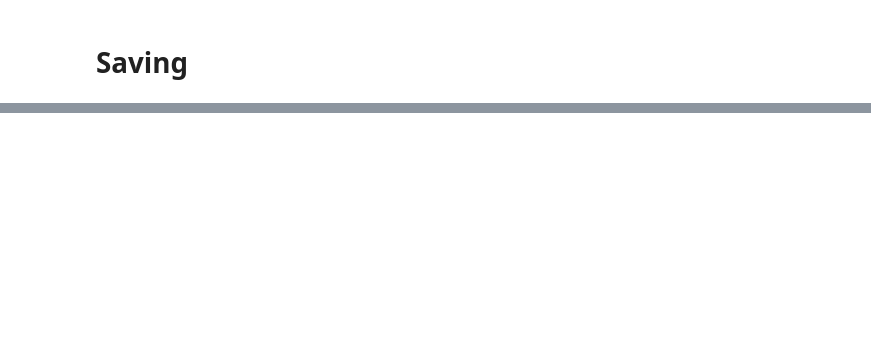
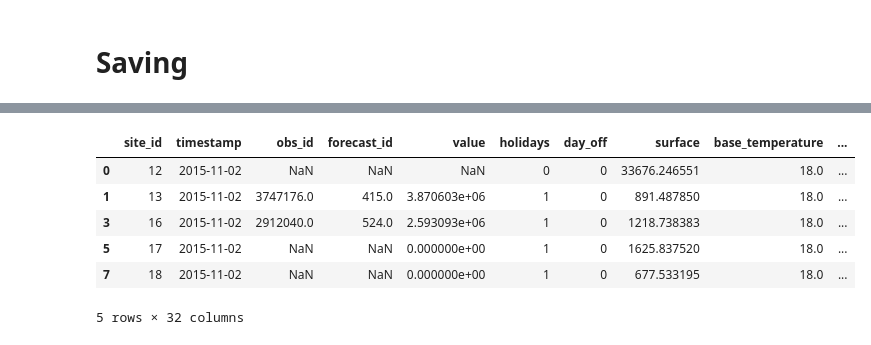
Before and after one commit to microsoft/dstoolkit-forecasting, a Jupyter notebook: Notebooks/EnergyPredictionDataPreparation.ipynb, the cells around one changed output, grey strips where cells are left out. Drawn from its saved outputs; the diff is of its cells as text; code cells hidden in the pictures; blank space fills up the shorter version.

```diff
--- a/Notebooks/EnergyPredictionDataPreparation.ipynb
+++ b/Notebooks/EnergyPredictionDataPreparation.ipynb
@@ -98,3 +101,4 @@ id = 'site_id'
 list_unique_id = ['site_id', 'timestamp']
 list_temp = ['temp']
 y = 'value'
+forecast_end_date = '2022-12-31'
@@ -328,0 +430,3 @@ pivotna
+# %%
+df_final = Utils.add_seq(df_final, date_var, serie = id, freq = freq, end_date=forecast_end_date, start_date='')
+print('Latest date', df_final[date_var].max())
@@ -371,4 +499,0 @@ Index(['site_id', 'timestamp', 'obs_id', 'forecast_id', 'value', 'holidays',
-# %%
-df_final = df_final.dropna()
-print('List ids in df_final after removing NAs:', list(df_final[id].unique()))
-assert df_final[df_final[y].isna()].count().sum() == 0, "y should not contain NaNs"
@@ -384,3 +507,8 @@ List ids in df_final after removing duplicates: [13, 16, 21, 22, 25, 26, 29, 32,
 # Saving
 # %%
 df_final.to_pickle(os.path.join(root, cfg_path.data_dir.output_path, 'df_final.pkl'))
+# %%
+print('Min date:', df_final[date_var].min())
+print('Max date:', df_final[date_var].max())
+df_final.head()
+# %% [output]
@@ -386,0 +517,7 @@ df_final.to_pickle(os.path.join(root, cfg_path.data_dir.output_path, 'df_final.p
+|  | site_id | timestamp | obs_id | forecast_id | value | holidays | day_off | surface | base_temperature | ... |
+| 0 | 12 | 2015-11-02 | NaN | NaN | NaN | 0 | 0 | 33676.246551 | 18.0 | ... |
+| 1 | 13 | 2015-11-02 | 3747176.0 | 415.0 | 3.870603e+06 | 1 | 0 | 891.487850 | 18.0 | ... |
+| 3 | 16 | 2015-11-02 | 2912040.0 | 524.0 | 2.593093e+06 | 1 | 0 | 1218.738383 | 18.0 | ... |
+| 5 | 17 | 2015-11-02 | NaN | NaN | 0.000000e+00 | 1 | 0 | 1625.837520 | 18.0 | ... |
+| 7 | 18 | 2015-11-02 | NaN | NaN | 0.000000e+00 | 1 | 0 | 677.533195 | 18.0 | ... |
+5 rows × 32 columns
```
Also changed, not shown: parts of 33 cells of this notebook, 12 other files.
